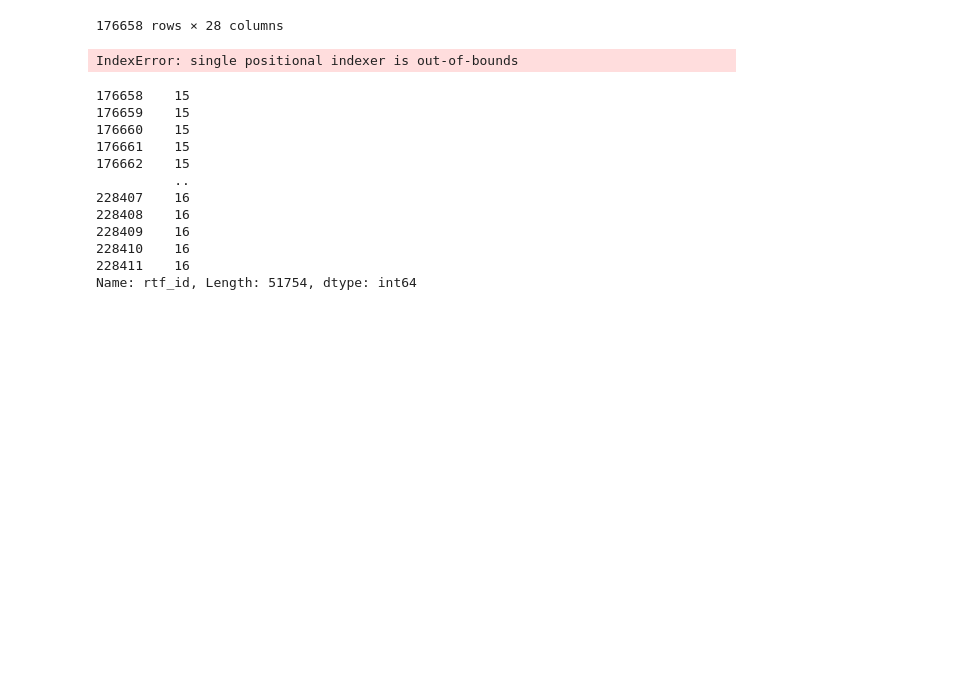
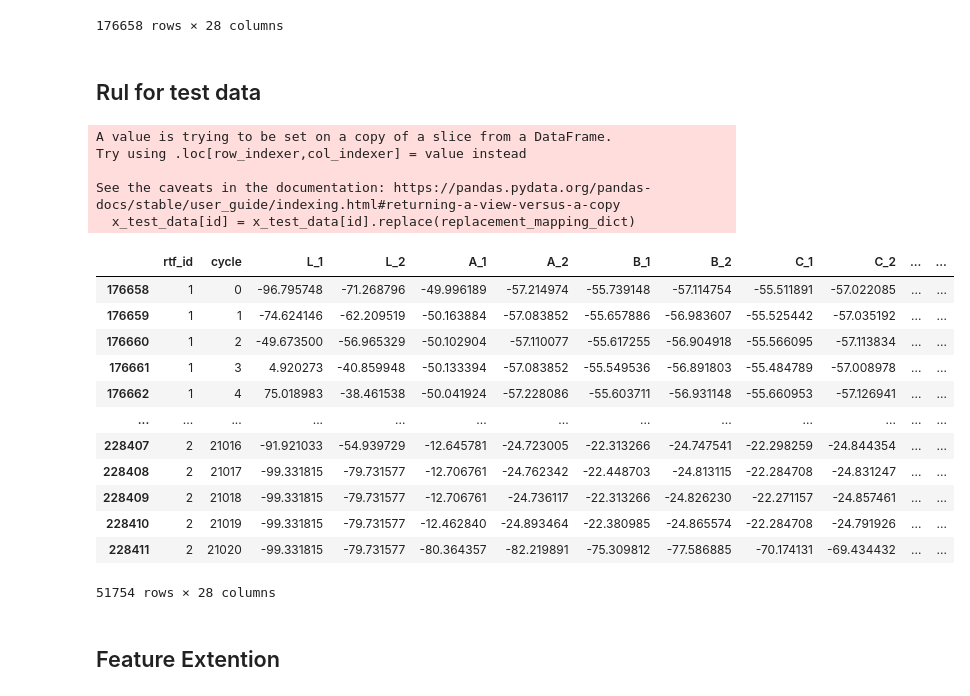
Before and after one commit to JoeZYX/AutoRUL, a Jupyter notebook: kaggel_plant.ipynb, the cells around one changed output. Drawn from its saved outputs; the diff is of its cells as text; code cells hidden in the pictures; blank space fills up the shorter version.

Commit message:
kaggel_plant data preparation done

```diff
--- a/kaggel_plant.ipynb
+++ b/kaggel_plant.ipynb
@@ -160,46 +180,59 @@ train_data_with_piecewise_rul
 | 176656 | 14 | 32846 | -96.810934 | -61.625450 | -12.554311 | -24.736117 | -22.299722 | -24.826230 | -22.244054 | -24.844354 | ... | ... |
 | 176657 | 14 | 32847 | -96.810934 | -69.280477 | -92.072567 | -91.804891 | -86.442744 | -86.990164 | -84.226574 | -82.646307 | ... | ... |
 176658 rows × 28 columns
+# %% [markdown]
+## Rul for test data
 # %%
-def piecewise_linear_rul_test(test_data, MAXLIFE, rtf_id_column = 'rtf_id'):
+def piecewise_linear_rul_test(x_test_data, MAXLIFE, rtf_id_column = 'rtf_id'):
     id= rtf_id_column
     rul = []
-    # print(test_data[id])
-    for _id_test in set(test_data[id]):
+    replacement_mapping_dict = {             # replacing the ids with chronoligcal 1,2,3... since the code in autorul assumes this
+        15: 1,
+        16: 2
+    }
+    x_test_data[id] = x_test_data[id].replace(replacement_mapping_dict)
 
+    for _id_test in set(x_test_data[id]):
         true_rul = int(test_RUL_per_rtf_id.iloc[_id_test - 1])
-        print(true_rul)
-    #   testFD_of_one_id =  test_data[test_data[id] == _id_test]
-    #     cycle_list = testFD_of_one_id['cycle'].tolist()
-    #     max_cycle = max(cycle_list) + true_rul
-    #     knee_point = max_cycle - MAXLIFE
-    #     kink_RUL = []
-    #     for i in range(0, len(cycle_list)):
-    #         if i < knee_point:
-    #             kink_RUL.append(MAXLIFE)
-    #         else:
-    #             tmp = max_cycle-i-1
-    #             kink_RUL.append(tmp)
+        testFD_of_one_id =  x_test_data[x_test_data[id] == _id_test]
+        cycle_list = testFD_of_one_id['cycle'].tolist()
+        max_cycle = max(cycle_list) + true_rul
+        knee_point = max_cycle - MAXLIFE
+        kink_RUL = []
+        for i in range(0, len(cycle_list)):
+            if i < knee_point:
+                kink_RUL.append(MAXLIFE)
+            else:
+                tmp = max_cycle-i-1
+                kink_RUL.append(tmp)
 
-    #     rul.extend(kink_RUL)
+        rul.extend(kink_RUL)
 
-    # test_data["RUL"] = rul
+    x_test_data["RUL"] = rul
+    return x_test_data
 # %%
 test_data_with_piecewise_rul =  piecewise_linear_rul_test(x_test_data, MAXLIFE, rtf_id_column = 'rtf_id')
 # %% [output]
-IndexError: single positional indexer is out-of-bounds
+A value is trying to be set on a copy of a slice from a DataFrame.
+Try using .loc[row_indexer,col_indexer] = value instead
+
+See the caveats in the documentation: https://pandas.pydata.org/pandas-docs/stable/user_guide/indexing.html#returning-a-view-versus-a-copy
+  x_test_data[id] = x_test_data[id].replace(replacement_mapping_dict)
-# %%
-x_test_data['rtf_id']
-# %% [output]
-176658    15
-176659    15
-176660    15
-176661    15
-176662    15
-          ..
-228407    16
-228408    16
-228409    16
-228410    16
-228411    16
-Name: rtf_id, Length: 51754, dtype: int64
+# %%
+test_data_with_piecewise_rul
+# %% [output]
+|  | rtf_id | cycle | L_1 | L_2 | A_1 | A_2 | B_1 | B_2 | C_1 | C_2 | ... | ... |
+| 176658 | 1 | 0 | -96.795748 | -71.268796 | -49.996189 | -57.214974 | -55.739148 | -57.114754 | -55.511891 | -57.022085 | ... | ... |
+| 176659 | 1 | 1 | -74.624146 | -62.209519 | -50.163884 | -57.083852 | -55.657886 | -56.983607 | -55.525442 | -57.035192 | ... | ... |
+| 176660 | 1 | 2 | -49.673500 | -56.965329 | -50.102904 | -57.110077 | -55.617255 | -56.904918 | -55.566095 | -57.113834 | ... | ... |
+| 176661 | 1 | 3 | 4.920273 | -40.859948 | -50.133394 | -57.083852 | -55.549536 | -56.891803 | -55.484789 | -57.008978 | ... | ... |
+| 176662 | 1 | 4 | 75.018983 | -38.461538 | -50.041924 | -57.228086 | -55.603711 | -56.931148 | -55.660953 | -57.126941 | ... | ... |
+| ... | ... | ... | ... | ... | ... | ... | ... | ... | ... | ... | ... | ... |
+| 228407 | 2 | 21016 | -91.921033 | -54.939729 | -12.645781 | -24.723005 | -22.313266 | -24.747541 | -22.298259 | -24.844354 | ... | ... |
+| 228408 | 2 | 21017 | -99.331815 | -79.731577 | -12.706761 | -24.762342 | -22.448703 | -24.813115 | -22.284708 | -24.831247 | ... | ... |
+| 228409 | 2 | 21018 | -99.331815 | -79.731577 | -12.706761 | -24.736117 | -22.313266 | -24.826230 | -22.271157 | -24.857461 | ... | ... |
+| 228410 | 2 | 21019 | -99.331815 | -79.731577 | -12.462840 | -24.893464 | -22.380985 | -24.865574 | -22.284708 | -24.791926 | ... | ... |
+| 228411 | 2 | 21020 | -99.331815 | -79.731577 | -80.364357 | -82.219891 | -75.309812 | -77.586885 | -70.174131 | -69.434432 | ... | ... |
+51754 rows × 28 columns
+# %% [markdown]
+## Feature Extention
```
Also changed, not shown: parts of 5 cells of this notebook, 2 other files.
